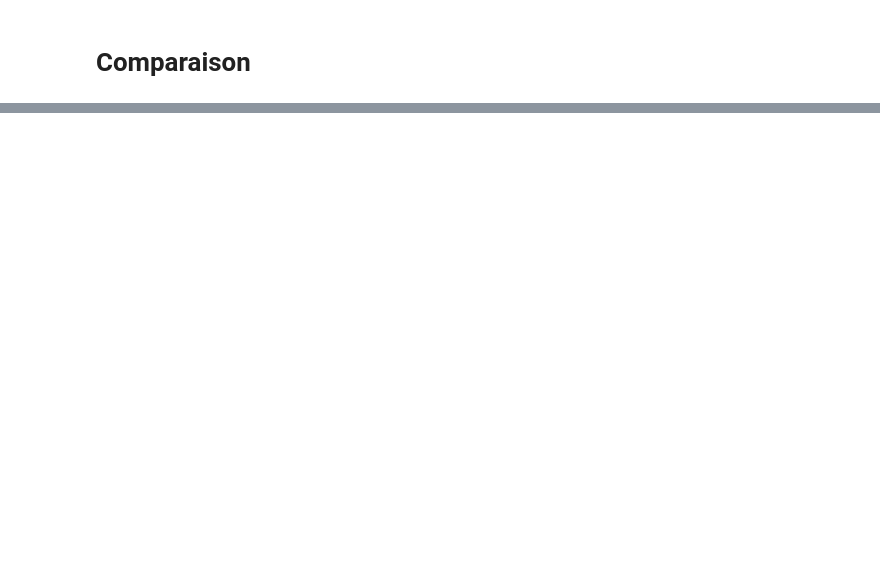
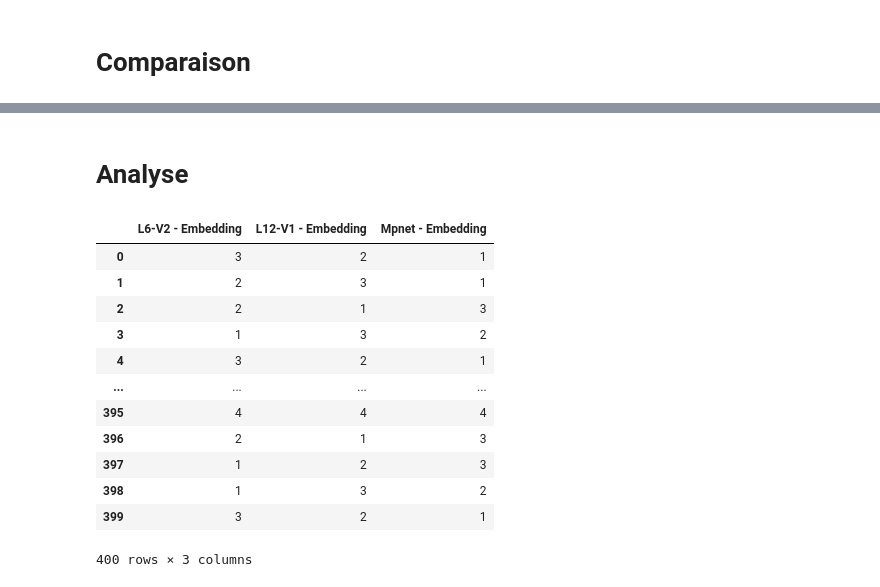
Before and after one commit to Sonimith12/DL_Project_RAG, a Jupyter notebook: comparaisonLLM.ipynb, the cells around one changed output, grey strips where cells are left out. Cells and saved outputs as stored; diff of their text form; code cells hidden in the pictures; blank space fills up the shorter version.

```diff
--- a/comparaisonLLM.ipynb
+++ b/comparaisonLLM.ipynb
@@ -536,0 +684,32 @@ print(f"Le fichier JSON combiné a été créé dans {os.path.join(output_direct
+# %% [markdown]
+# Analyse
+# %%
+import pandas as pd
+import json
+
+# Chemin du fichier JSON
+fichier_json = "/Users/loshanrasan/Desktop/IMT MINES ALES/3A/2IA/LLM-Project/DL_Project_RAG/reponses.json"
+
+# Chargement des données JSON
+with open(fichier_json, 'r') as f:
+    donnees = json.load(f)
+
+# Création du DataFrame
+colonnes = ["L6-V2 - Embedding", "L12-V1 - Embedding", "Mpnet - Embedding"]
+df = pd.DataFrame(donnees["rankings"], columns=colonnes)
+# %%
+df
+# %% [output]
+|  | L6-V2 - Embedding | L12-V1 - Embedding | Mpnet - Embedding |
+| 0 | 3 | 2 | 1 |
+| 1 | 2 | 3 | 1 |
+| 2 | 2 | 1 | 3 |
+| 3 | 1 | 3 | 2 |
+| 4 | 3 | 2 | 1 |
+| ... | ... | ... | ... |
+| 395 | 4 | 4 | 4 |
+| 396 | 2 | 1 | 3 |
+| 397 | 1 | 2 | 3 |
+| 398 | 1 | 3 | 2 |
+| 399 | 3 | 2 | 1 |
+400 rows × 3 columns
```
Also changed, not shown: parts of 6 cells of this notebook, 9 other files.
